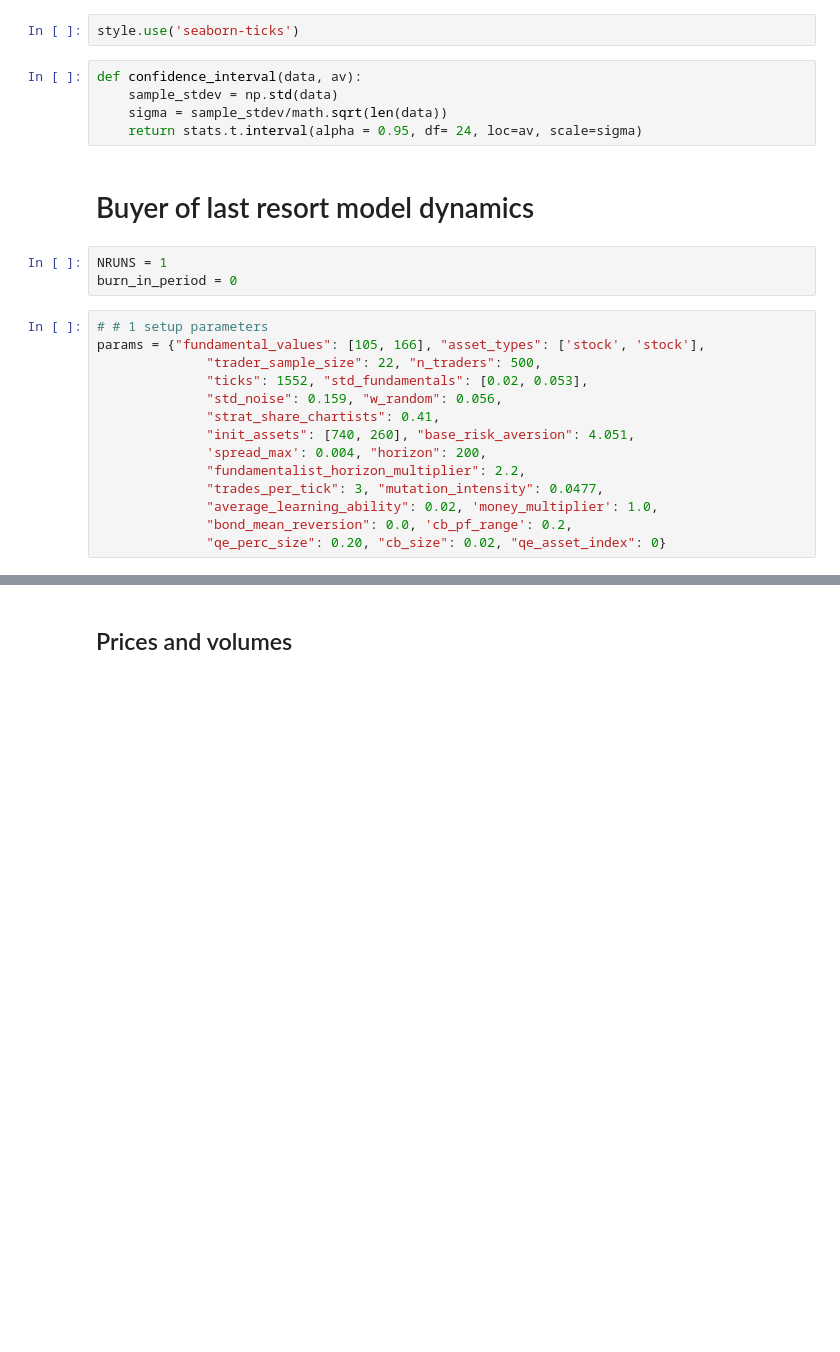
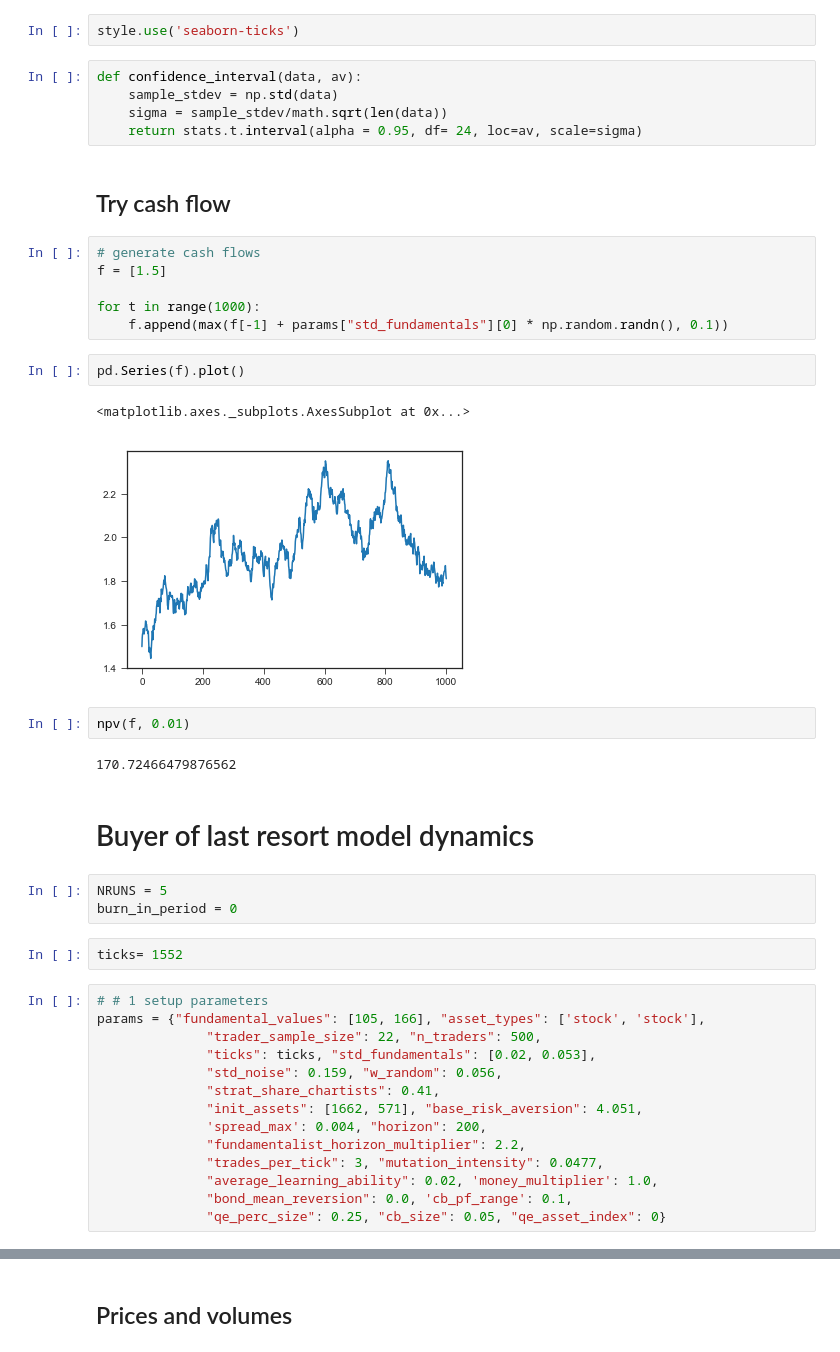
Before and after one commit to joerischasfoort/qe-inequality, a Jupyter notebook: buyer_of_last_resort.ipynb, the cells around one changed output, grey strips where cells are left out. Drawn from its saved outputs; the diff is of its cells as text; blank space fills up the shorter version.

Commit message:
add_cash_flow_fund_val_mechanism

```diff
--- a/buyer_of_last_resort.ipynb
+++ b/buyer_of_last_resort.ipynb
@@ -21,25 +21,44 @@ def confidence_interval(data, av):
     sample_stdev = np.std(data)
     sigma = sample_stdev/math.sqrt(len(data))
     return stats.t.interval(alpha = 0.95, df= 24, loc=av, scale=sigma)
+# %% [markdown]
+## Try cash flow
+# %%
+# generate cash flows
+f = [1.5]
+
+for t in range(1000):
+    f.append(max(f[-1] + params["std_fundamentals"][0] * np.random.randn(), 0.1))
+# %%
+pd.Series(f).plot()
+# %% [output]
+<matplotlib.axes._subplots.AxesSubplot at 0x...>
+[figure, added]
+# %%
+npv(f, 0.01)
+# %% [output]
+170.72466479876562
 # %% [markdown]
 # Buyer of last resort model dynamics
 # %%
-NRUNS = 1
+NRUNS = 5
 burn_in_period = 0
+# %%
+ticks= 1552
 # %%
 # # 1 setup parameters
 params = {"fundamental_values": [105, 166], "asset_types": ['stock', 'stock'],
               "trader_sample_size": 22, "n_traders": 500,
-              "ticks": 1552, "std_fundamentals": [0.02, 0.053],
+              "ticks": ticks, "std_fundamentals": [0.02, 0.053],
               "std_noise": 0.159, "w_random": 0.056,
               "strat_share_chartists": 0.41,
-              "init_assets": [740, 260], "base_risk_aversion": 4.051,
+              "init_assets": [1662, 571], "base_risk_aversion": 4.051,
               'spread_max': 0.004, "horizon": 200,
               "fundamentalist_horizon_multiplier": 2.2,
               "trades_per_tick": 3, "mutation_intensity": 0.0477,
               "average_learning_ability": 0.02, 'money_multiplier': 1.0,
-              "bond_mean_reversion": 0.0, 'cb_pf_range': 0.2,
-              "qe_perc_size": 0.20, "cb_size": 0.02, "qe_asset_index": 0}
+              "bond_mean_reversion": 0.0, 'cb_pf_range': 0.1,
+              "qe_perc_size": 0.25, "cb_size": 0.05, "qe_asset_index": 0}
 # %%
 trdrs = []
 orbs = []
```
Also changed, not shown: parts of 8 cells of this notebook, 5 other files.
